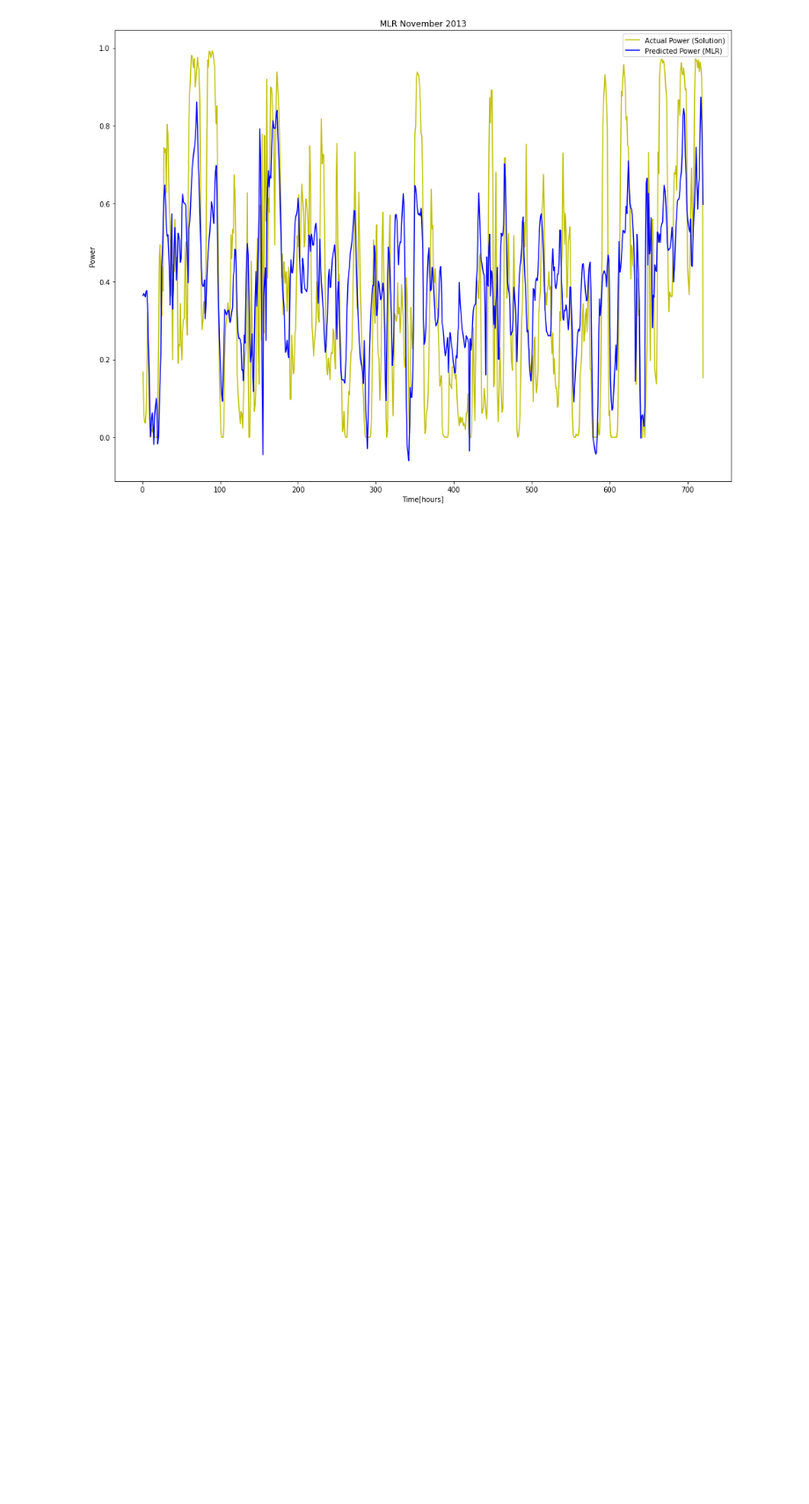
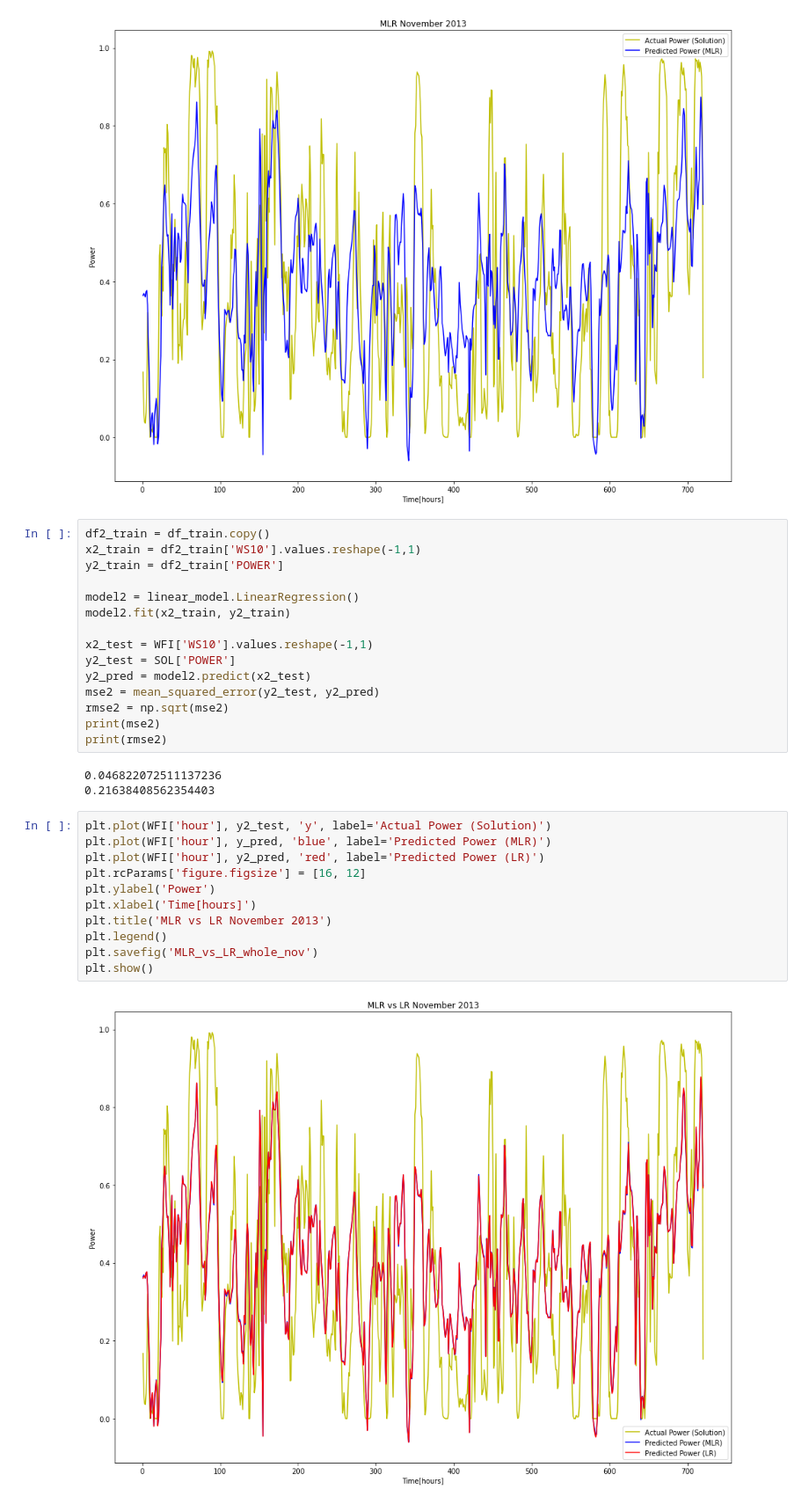
Before and after one commit to andreasdyve/IN5410-assignment2, a Jupyter notebook: question2.ipynb, the cells around one changed output. Shown at 88% size. Drawn from its saved outputs; the diff is of its cells as text; blank space fills up the shorter version.

```diff
--- a/question2.ipynb
+++ b/question2.ipynb
@@ -199,3 +199,34 @@ plt.show()
 [figure]
 [figure]
 [figure]
+# %%
+df2_train = df_train.copy()
+x2_train = df2_train['WS10'].values.reshape(-1,1)
+y2_train = df2_train['POWER']
+
+model2 = linear_model.LinearRegression()
+model2.fit(x2_train, y2_train)
+
+x2_test = WFI['WS10'].values.reshape(-1,1)
+y2_test = SOL['POWER']
+y2_pred = model2.predict(x2_test)
+mse2 = mean_squared_error(y2_test, y2_pred)
+rmse2 = np.sqrt(mse2)
+print(mse2)
+print(rmse2)
+# %% [output]
+0.046822072511137236
+0.21638408562354403
+# %%
+plt.plot(WFI['hour'], y2_test, 'y', label='Actual Power (Solution)')
+plt.plot(WFI['hour'], y_pred, 'blue', label='Predicted Power (MLR)')
+plt.plot(WFI['hour'], y2_pred, 'red', label='Predicted Power (LR)')
+plt.rcParams['figure.figsize'] = [16, 12]
+plt.ylabel('Power')
+plt.xlabel('Time[hours]')
+plt.title('MLR vs LR November 2013')
+plt.legend()
+plt.savefig('MLR_vs_LR_whole_nov')
+plt.show()
+# %% [output]
+[figure, added]
```
